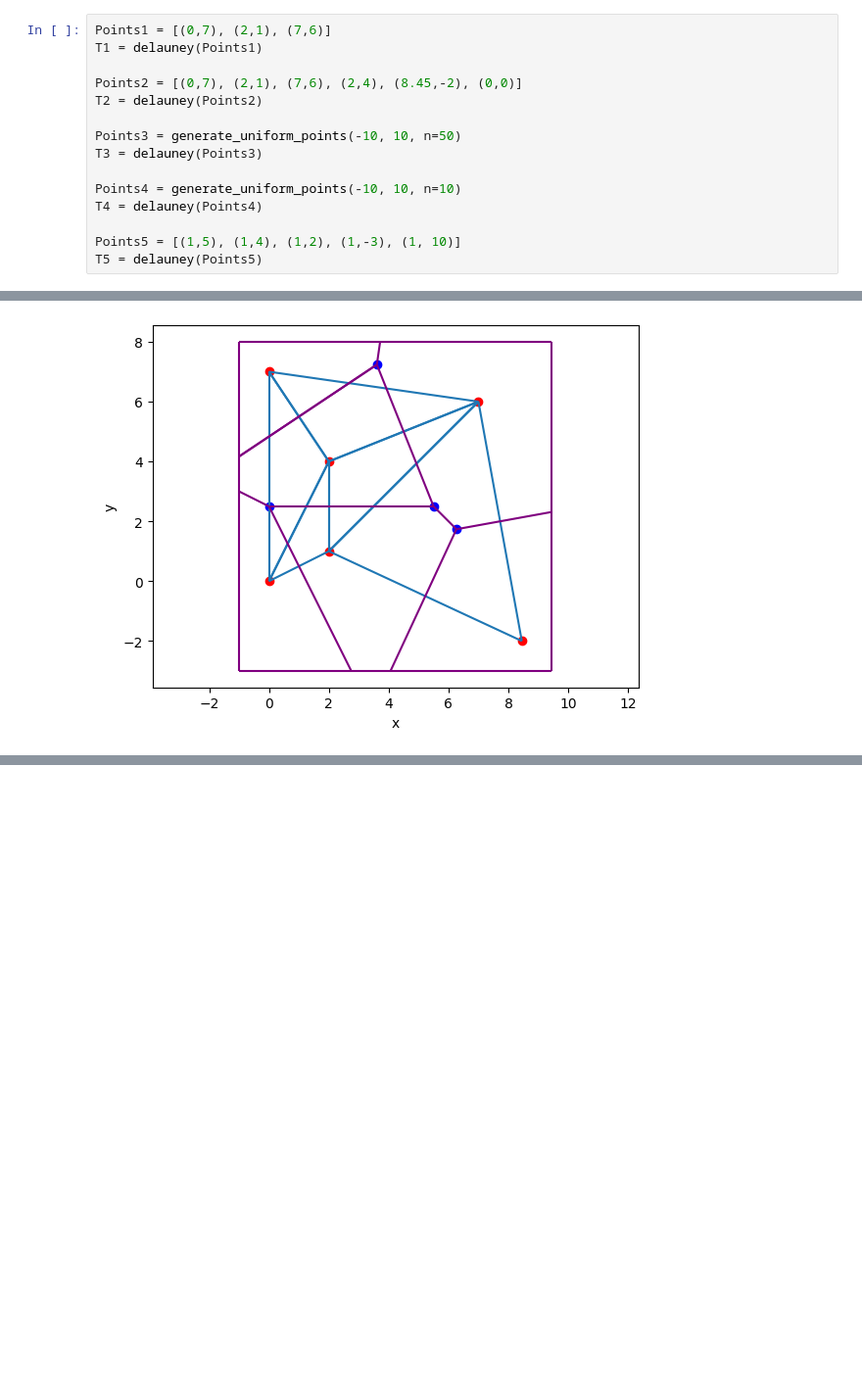
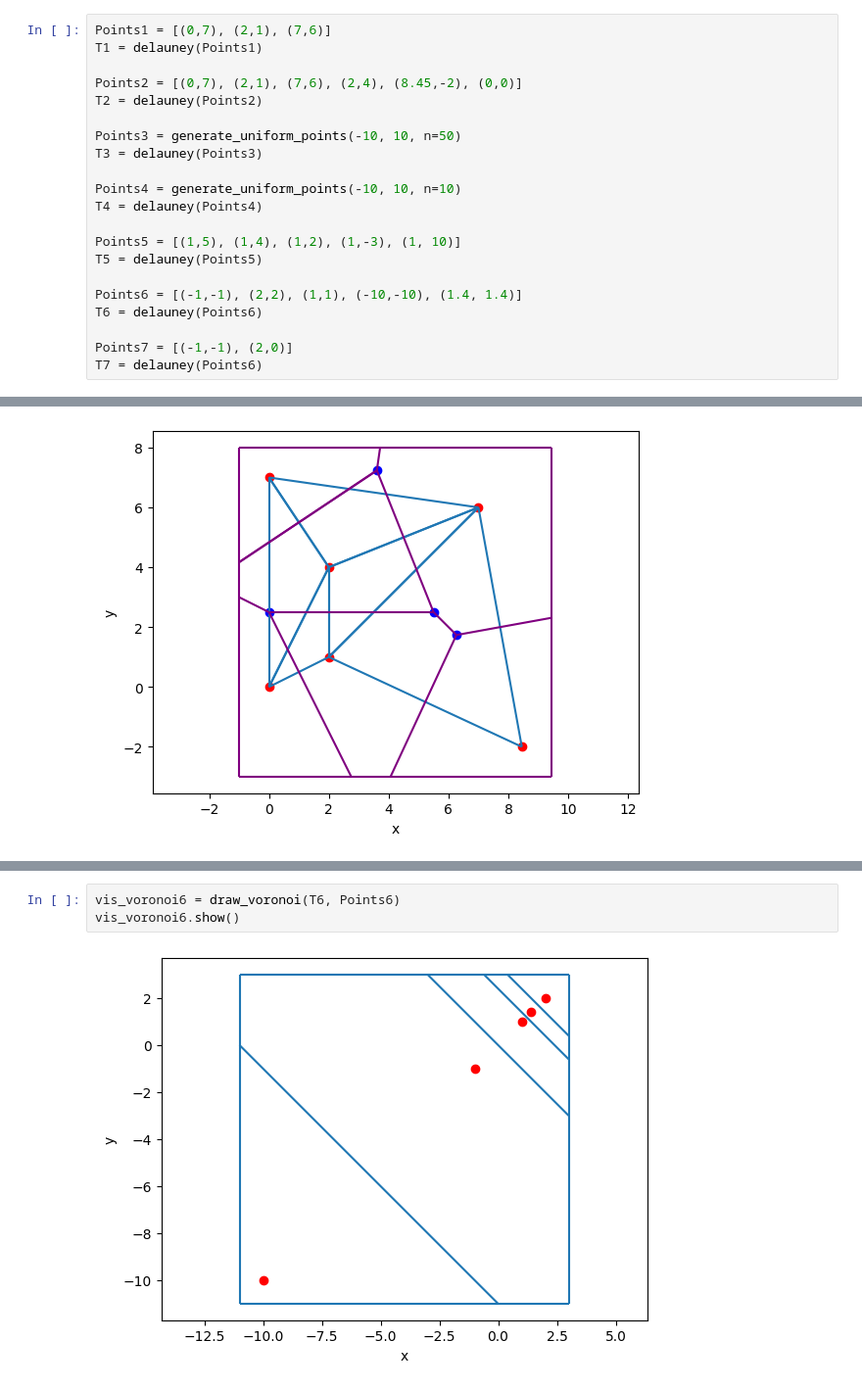
Before and after one commit to ReptilianEye/Voronoi-Diagram, a Jupyter notebook: delaunay.ipynb, the cells around one changed output, grey strips where cells are left out. Shown at 98% size. Drawn from its saved outputs; the diff is of its cells as text; blank space fills up the shorter version.

```diff
--- a/delaunay.ipynb
+++ b/delaunay.ipynb
@@ -296,6 +296,12 @@ T4 = delauney(Points4)
 
 Points5 = [(1,5), (1,4), (1,2), (1,-3), (1, 10)]
 T5 = delauney(Points5)
+
+Points6 = [(-1,-1), (2,2), (1,1), (-10,-10), (1.4, 1.4)]
+T6 = delauney(Points6)
+
+Points7 = [(-1,-1), (2,0)]
+T7 = delauney(Points6)
 # %%
 def draw_delauney(T, Points):
     vis = Visualizer()
@@ -578,0 +575,5 @@ vis_voronoi_with_delauney4.show()
+# %%
+vis_voronoi6 = draw_voronoi(T6, Points6)
+vis_voronoi6.show()
+# %% [output]
+[figure, added]
```
Also changed, not shown: parts of 10 cells of this notebook.
